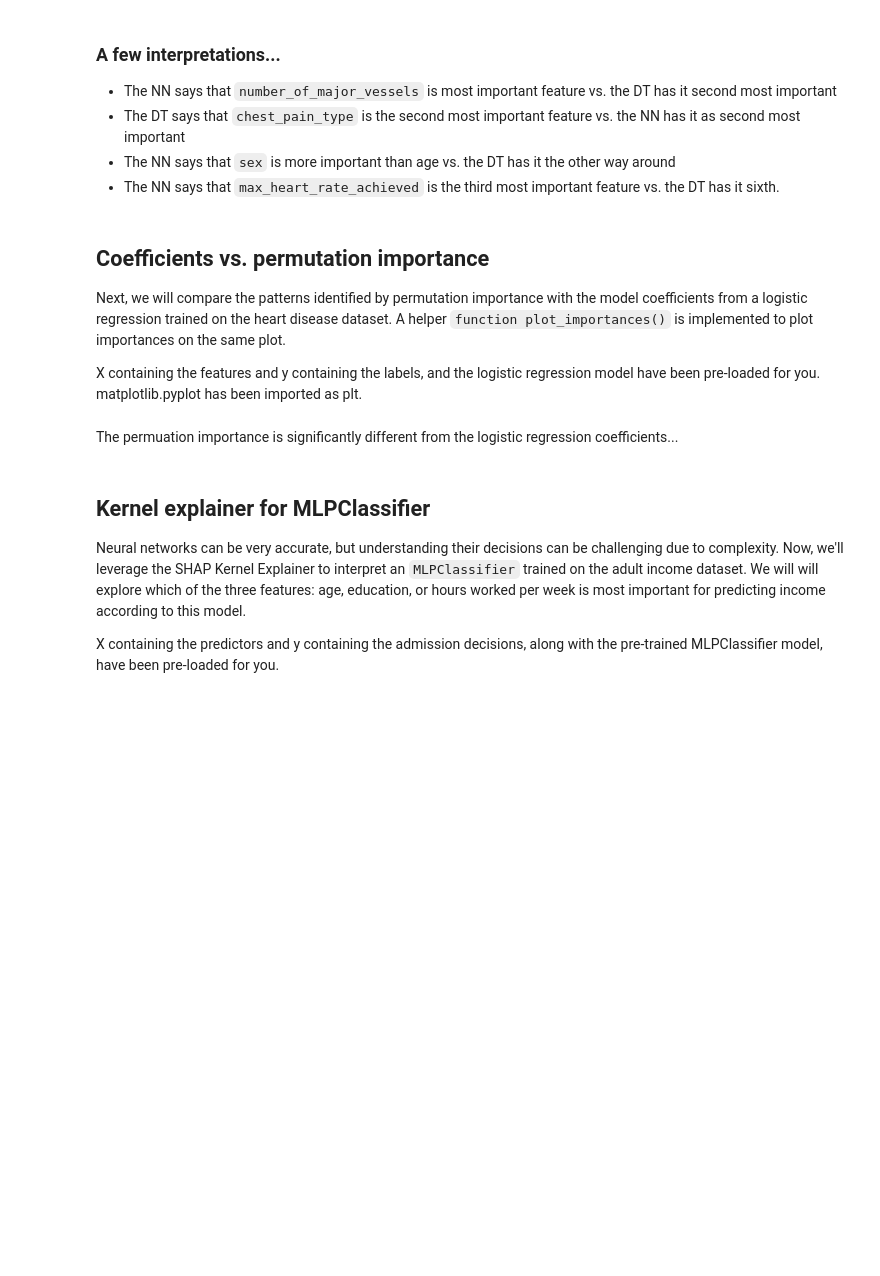
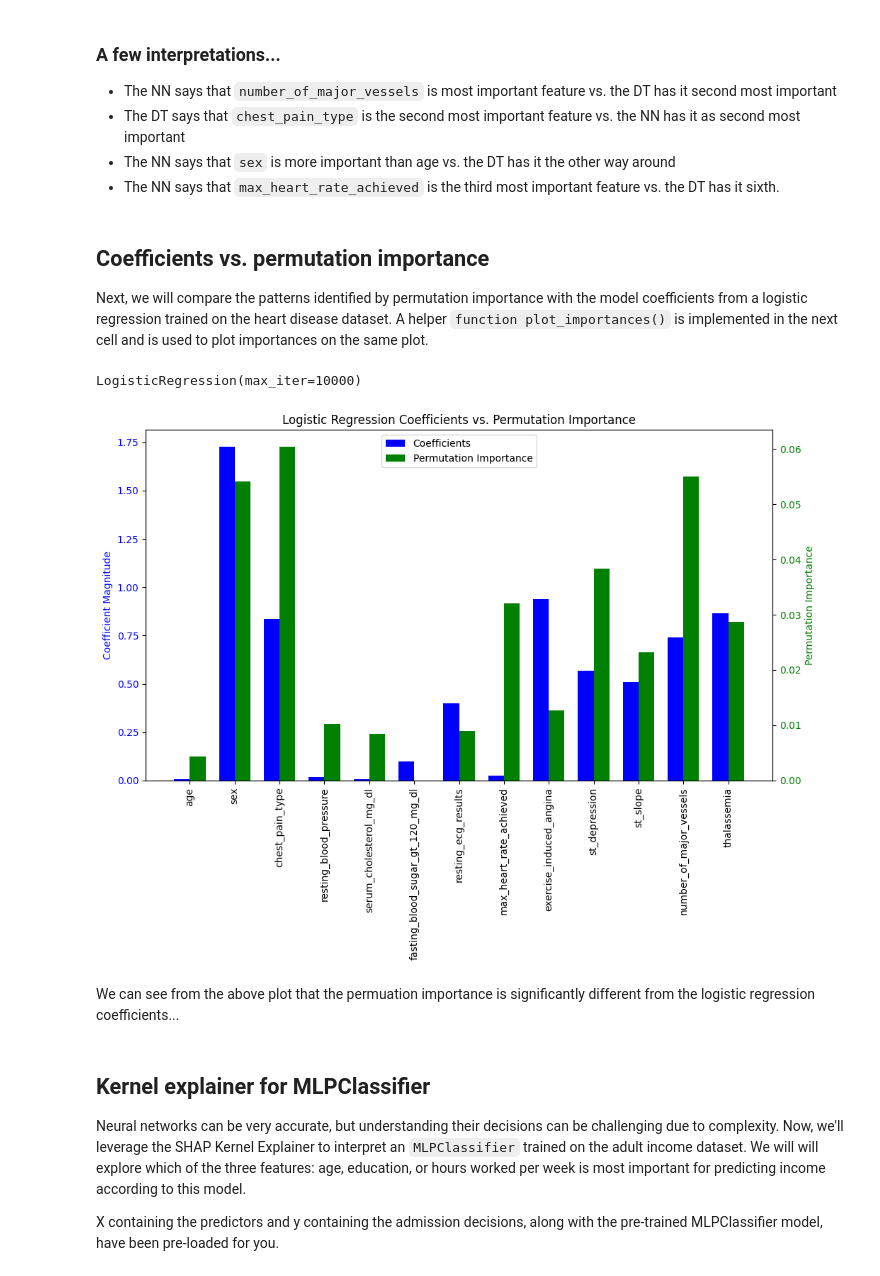
Before and after one commit to MichaelSzczepaniak/MLAIProjects, a Jupyter notebook: ExplainableML/ExplainableML.ipynb, the cells around one changed output. Cells and saved outputs as stored; diff of their text form; code cells hidden in the pictures; blank space fills up the shorter version.

```diff
--- a/ExplainableML/ExplainableML.ipynb
+++ b/ExplainableML/ExplainableML.ipynb
@@ -404,26 +397,23 @@ plt.show()
 # %% [markdown]
 ## Coefficients vs. permutation importance
 
-Next, we will compare the patterns identified by permutation importance with the model coefficients from a logistic regression trained on the heart disease dataset. A helper `function plot_importances()` is implemented to plot importances on the same plot.
-
-X containing the features and y containing the labels, and the logistic regression model have been pre-loaded for you. matplotlib.pyplot has been imported as plt.
+Next, we will compare the patterns identified by permutation importance with the model coefficients from a logistic regression trained on the heart disease dataset. A helper `function plot_importances()` is implemented in the next cell and is used to plot importances on the same plot.
 # %%
 import numpy as np
 
-def plot_importances(coefficients,  perm_importances):
-    features = X.columns
+def plot_importances(coefficients,  perm_importances, features, xtick_rotation=90, figsize_=(12, 5)):
 
     x = np.arange(len(features))  # the label locations
     width = 0.35  # the width of the bars
 
-    fig, ax1 = plt.subplots()
+    fig, ax1 = plt.subplots(figsize=figsize_)
 
     # Plotting coefficients on the primary y-axis
     rects1 = ax1.bar(x - width/2, np.abs(coefficients), width, label='Coefficients', color='b')
     ax1.set_ylabel('Coefficient Magnitude', color='b')
     ax1.tick_params(axis='y', labelcolor='b')
     ax1.set_xticks(x)
-    ax1.set_xticklabels(features, rotation=45)
+    ax1.set_xticklabels(features, rotation=xtick_rotation)
 
     # Creating a secondary y-axis for permutation importances
     ax2 = ax1.twinx()
@@ -439,31 +429,42 @@ def plot_importances(coefficients,  perm_importances):
     lines, labels = ax1.get_legend_handles_labels()
     lines2, labels2 = ax2.get_legend_handles_labels()
     # Placing the legend to the right outside of the plot
-    ax1.legend(lines + lines2, labels + labels2, loc='upper left', bbox_to_anchor=(2, 1), borderaxespad=0.)
+    ax1.legend(lines + lines2, labels + labels2, loc='upper center') #, bbox_to_anchor=(2, 1), borderaxespad=0.)
 
     # Adjusting the layout to avoid overlap
     plt.subplots_adjust(right=0.8)  # Allows space for the legend on the right
 
+    # 3. Set the bottom limit of both y-axes to 0
+    ax1.set_ylim(bottom=0)
+    ax2.set_ylim(bottom=0)
+
     plt.show()
 # %%
 from sklearn.linear_model import LogisticRegression
 
 # train a logistic regression model
-log_reg_model = LogisticRegression()
-log_reg_model.fit(X, y)
+log_reg_model = LogisticRegression(max_iter=10000)  # get ConvergenceWarning with default max_iter of 100
+log_reg_model.fit(X_heart, y_heart)
+# %% [output]
+LogisticRegression(max_iter=10000)
 # %%
 # Extract and store model coefficients
 coefficients = log_reg_model.coef_[0]
 
 # Compute permutation importance on the test set
-perm_importance = permutation_importance(log_reg_model, X, y, n_repeats=20, random_state=1)
+perm_importance = permutation_importance(log_reg_model, X_heart, y_heart, n_repeats=20, random_state=1)
 
 # Compute the average permutation importance
 avg_perm_importance = perm_importance.importances_mean
 
-plot_importances(coefficients, avg_perm_importance)
+# print(f"There are {len(coefficients)} coefficients in the logistic regression model")
+# print(f"There are {len(avg_perm_importance)} avg permutation importance values for the logistic regression model")
+
+plot_importances(coefficients, avg_perm_importance, X_heart.columns, xtick_rotation=90, figsize_=(12, 8))
+# %% [output]
+[figure, added]
 # %% [markdown]
-The permuation importance is significantly different from the logistic regression coefficients...
+We can see from the above plot that the permuation importance is significantly different from the logistic regression coefficients...
 # %%
 # import seaborn as sns
 # import shap
```
Also changed, not shown: parts of 5 cells of this notebook.
